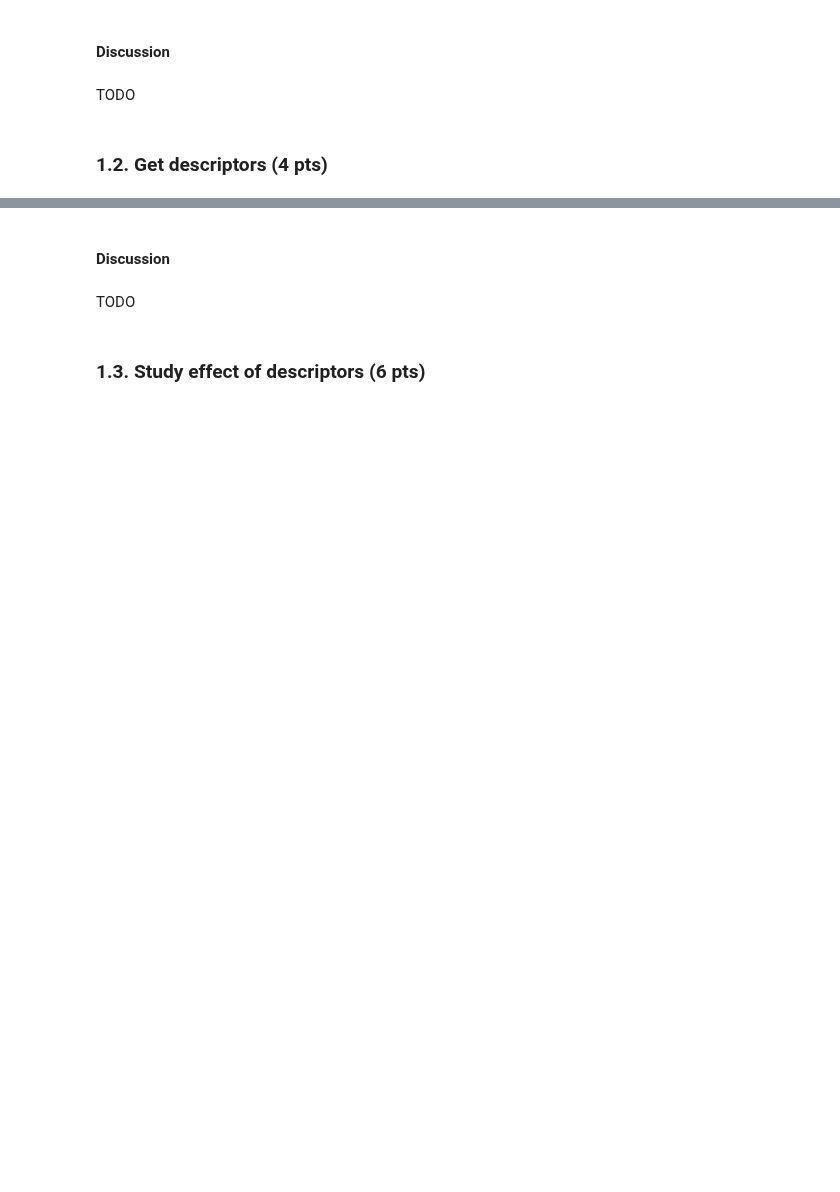
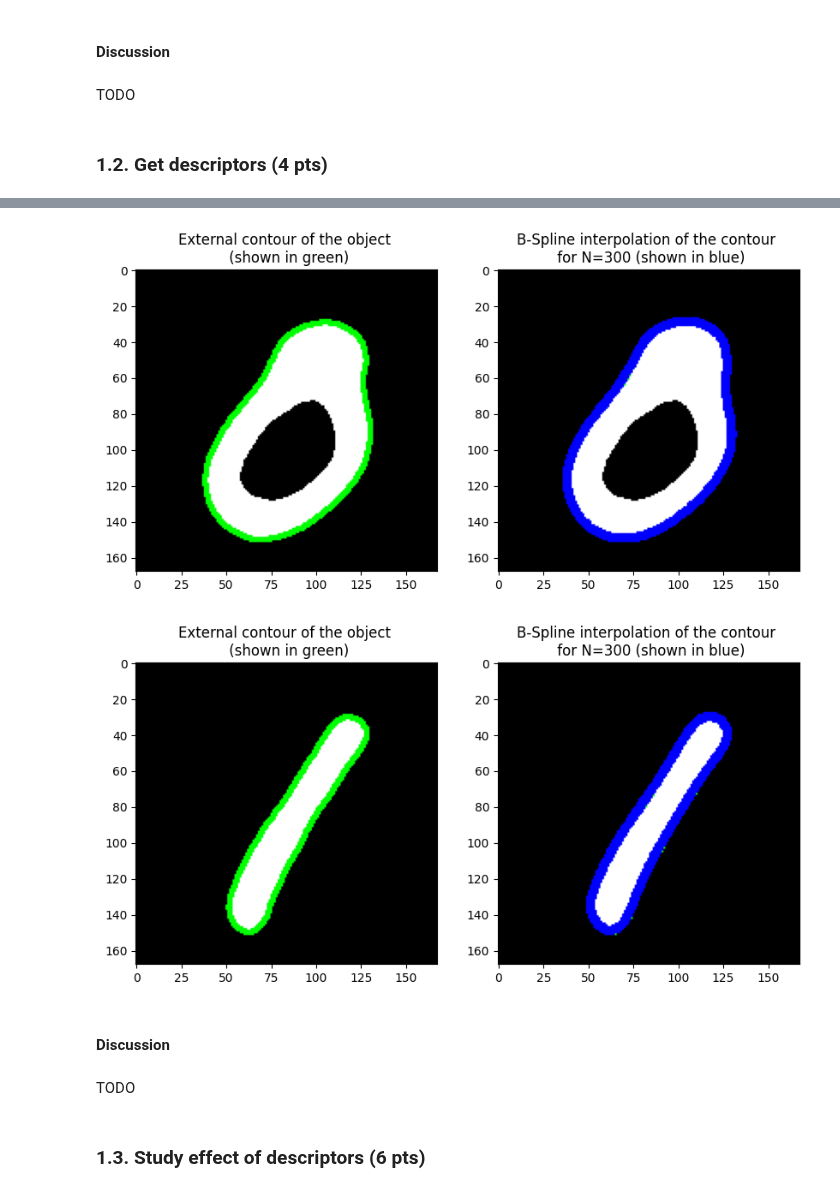
Before and after one commit to mrizaarseven98/do-not-cheat, a Jupyter notebook: labs/lab_02_object_description.ipynb, the cells around one changed output, grey strips where cells are left out. Drawn from its saved outputs; the diff is of its cells as text; code cells hidden in the pictures; blank space fills up the shorter version.

```diff
--- a/labs/lab_02_object_description.ipynb
+++ b/labs/lab_02_object_description.ipynb
@@ -215,3 +181,70 @@ print(get_descriptors(zeros_im[0])[:10])
+# %%
+# Function that takes as input an image and returns a set of descriptors.
+# You may use other custom helper functions to break the code into useful chuncks.
+
+# TODO
+
+import cv2
+import numpy as np
+from scipy import interpolate
+
+def get_descriptors(img, plot_cnt):
+
+    if plot_cnt==True:
+        fig, ax = plt.subplots(1,2, figsize=(10,10))
+    # Find contours in the binary image
+    img=cv2.convertScaleAbs(img)
+    contours, _ = cv2.findContours(img, cv2.RETR_EXTERNAL, cv2.CHAIN_APPROX_NONE)
+
+
+    # Select the outermost contour
+    contour = max(contours, key=cv2.contourArea)
+
+    # Interpolate the contour to get equidistant points
+    N = 300  # number of points to interpolate
+    contour_pts = np.squeeze(contour) #remove any unnecessary dimensions.
+
+    x = contour_pts[:, 0]
+    y = contour_pts[:, 1]
+    tck, _ = interpolate.splprep([x, y], s=50, per=True) #generate a B-spline representation of the contour
+    u = np.linspace(0, 1, N) #array of N equally spaced values between 0 and 1
+    x, y = interpolate.splev(u, tck) #generate set of N equidistant points that lie along the contour.
+
+    img_where=np.where(img==1)
+    blank_image = np.zeros((img.shape[0],img.shape[1],3), np.uint8)
+
+    for i in range(0, len(img_where[0])):
+        blank_image[img_where[0][i]][img_where[1][i]]=(255,255,255)
+
+    cnt_image=blank_image
+    cnt_image=cv2.drawContours(cnt_image, contours, 0, (0,255,0), 2)
+
+    if plot_cnt==True:
+        ax[0].imshow(cnt_image)
+        ax[0].set_title("External contour of the object \n (shown in green)")
+
+    for i in range(0, len(x)):
+        cv2.circle(blank_image, (int(x[i]),int(y[i])), 1, (0,0,255), 2)
+
+
+    # Calculate the Fourier descriptors
+    if plot_cnt==True:
+        ax[1].imshow(blank_image)
+        ax[1].set_title("B-Spline interpolation of the contour \n for N=300 (shown in blue)")
+
+
+    z = x + 1j * y
+    descriptor = np.fft.fft(z)
+
+    return descriptor
+
+# Check first 10 descriptors of a test image (just to check that your pipeline works well)
+
+points_zeros = get_descriptors(zeros[0], plot_cnt=True)[:10]
+points_ones = get_descriptors(ones[0], plot_cnt=True)[:10]
+# %% [output]
+[figure, added]
+[figure, added]
 # %% [markdown]
 #### Discussion
 # %% [markdown]
```
Also changed, not shown: parts of 11 cells of this notebook.
